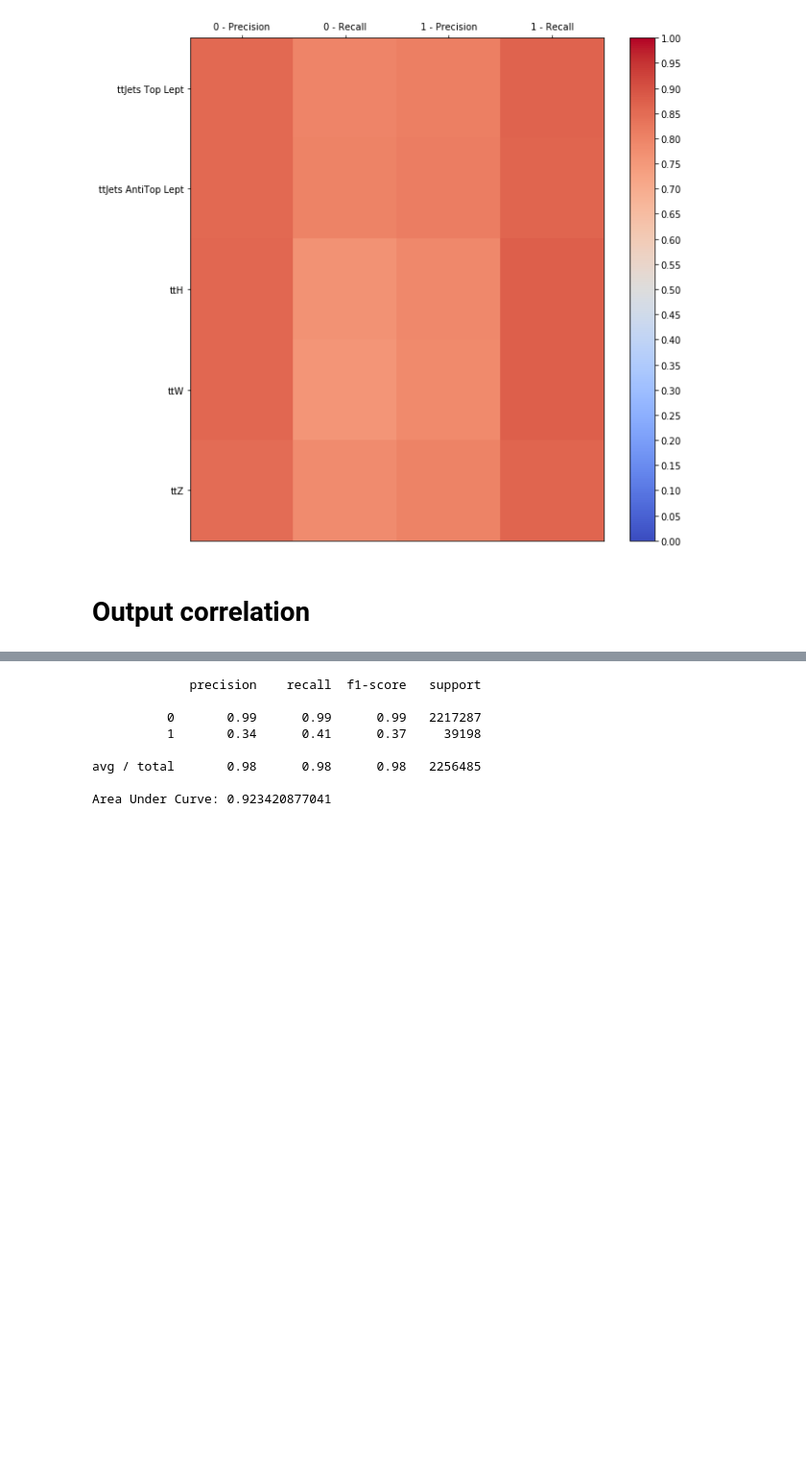
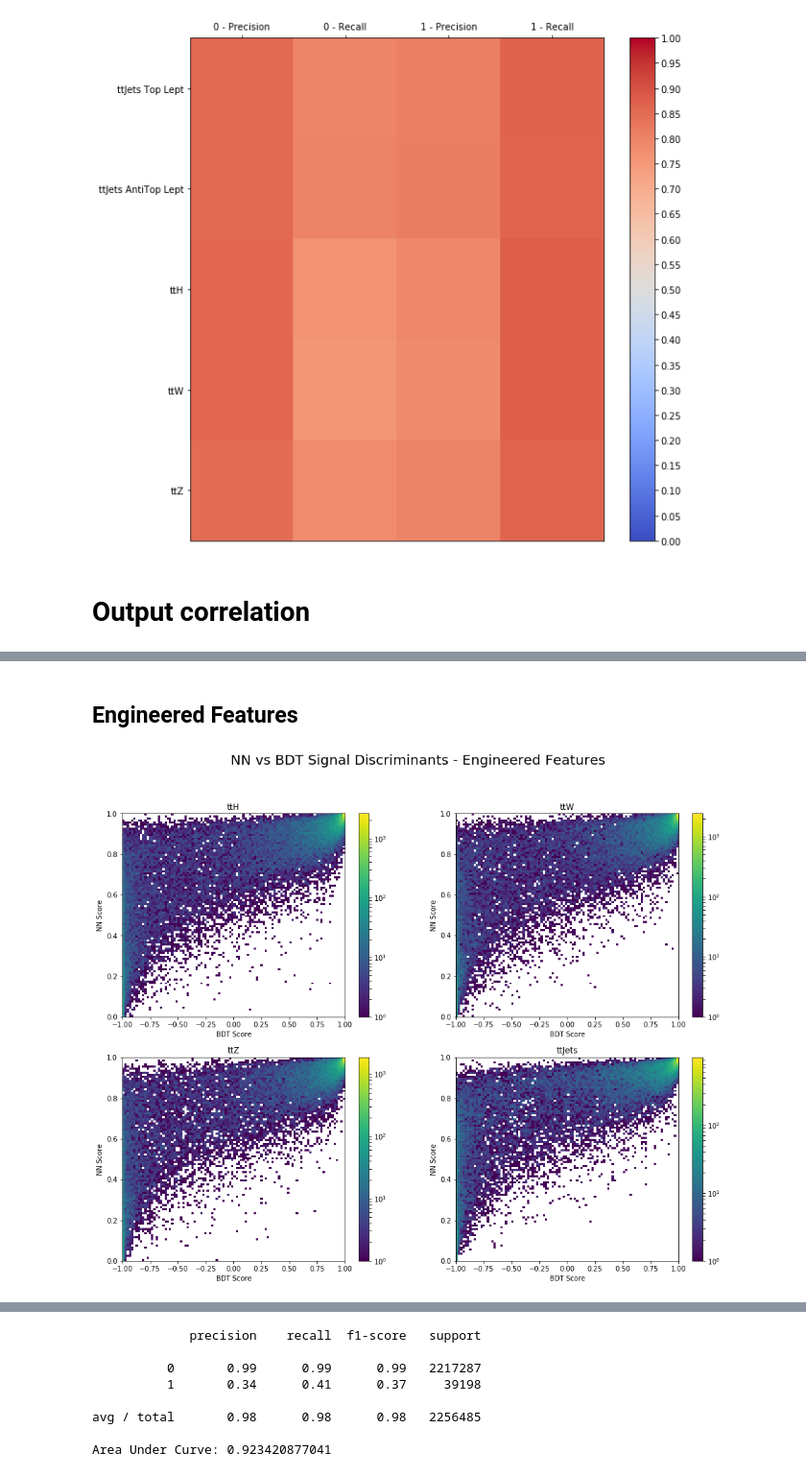
Before and after one commit to mdkdrnevich/DeepHadTopTagger, a Jupyter notebook: model_analysis.ipynb, the cells around one changed output, grey strips where cells are left out. Shown at 96% size. Drawn from its saved outputs; the diff is of its cells as text; code cells hidden in the pictures; blank space fills up the shorter version.

```diff
--- a/model_analysis.ipynb
+++ b/model_analysis.ipynb
@@ -495,0 +470,36 @@ array([[0.557368  , 0.52046101],
+# %% [markdown]
+## Engineered Features
+# %%
+ax = plt.subplot(221)
+h = ax.hist2d(tth_bdt_sig[1], eng_tth_nn_sig[1], bins=100, norm=LogNorm())
+ax.set_xlabel("BDT Score")
+ax.set_ylabel("NN Score")
+ax.set_title("ttH")
+plt.colorbar(h[3], ax=ax)
+
+ax = plt.subplot(222)
+h = ax.hist2d(ttw_bdt_sig[1], eng_ttw_nn_sig[1], bins=100, norm=LogNorm())
+ax.set_xlabel("BDT Score")
+ax.set_ylabel("NN Score")
+ax.set_title("ttW")
+plt.colorbar(h[3], ax=ax)
+
+ax = plt.subplot(223)
+h = ax.hist2d(ttz_bdt_sig[1], eng_ttz_nn_sig[1], bins=100, norm=LogNorm())
+ax.set_xlabel("BDT Score")
+ax.set_ylabel("NN Score")
+ax.set_title("ttZ")
+plt.colorbar(h[3], ax=ax)
+
+ax = plt.subplot(224)
+h = ax.hist2d(ttjets_bdt_sig[1], eng_ttjets_nn_sig[1], bins=100, norm=LogNorm())
+ax.set_xlabel("BDT Score")
+ax.set_ylabel("NN Score")
+ax.set_title("ttJets")
+plt.colorbar(h[3], ax=ax)
+
+plt.suptitle("NN vs BDT Signal Discriminants - Engineered Features", fontsize=20)
+fig = plt.gcf()
+fig.set_size_inches(16, 12)
+# %% [output]
+[figure, added]
```
Also changed, not shown: parts of 32 cells of this notebook, 1 other file.
